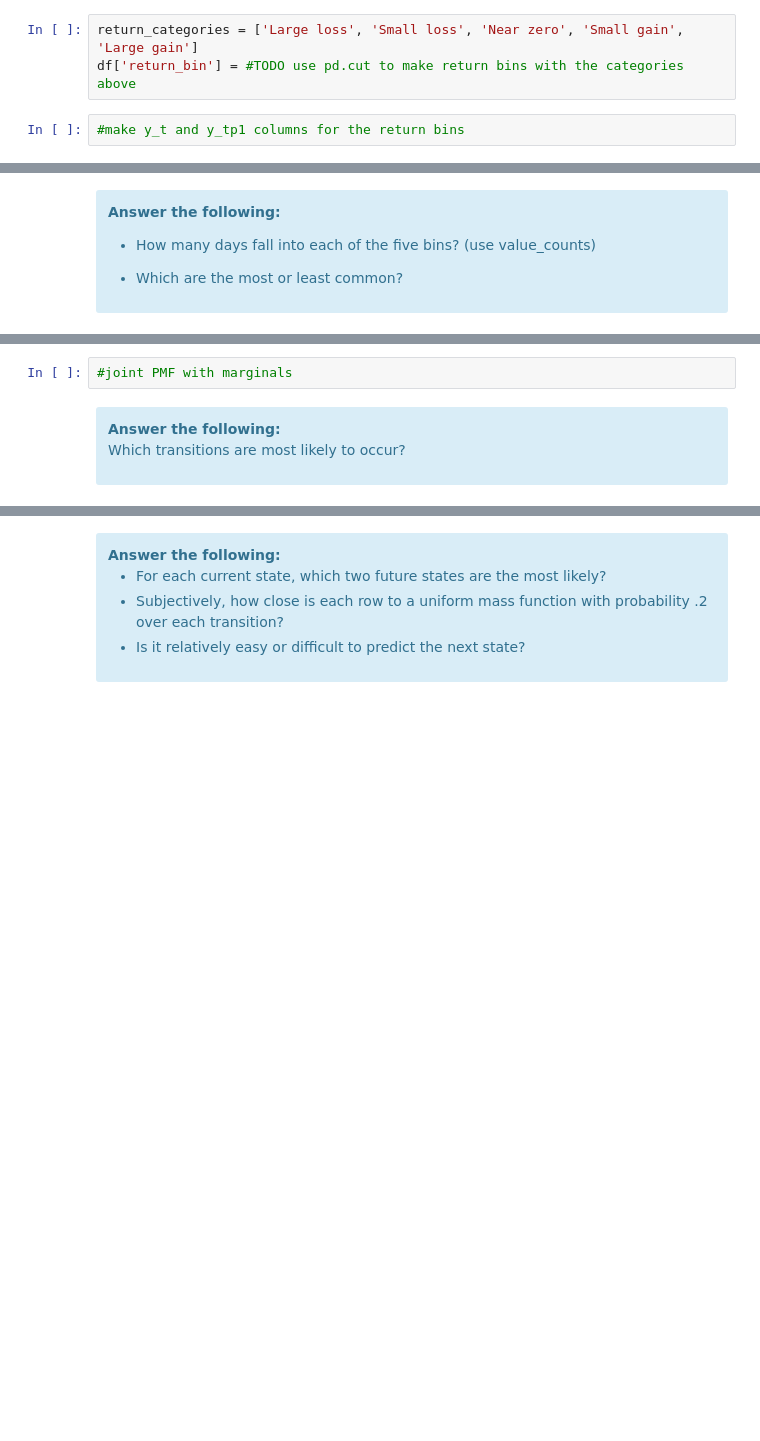
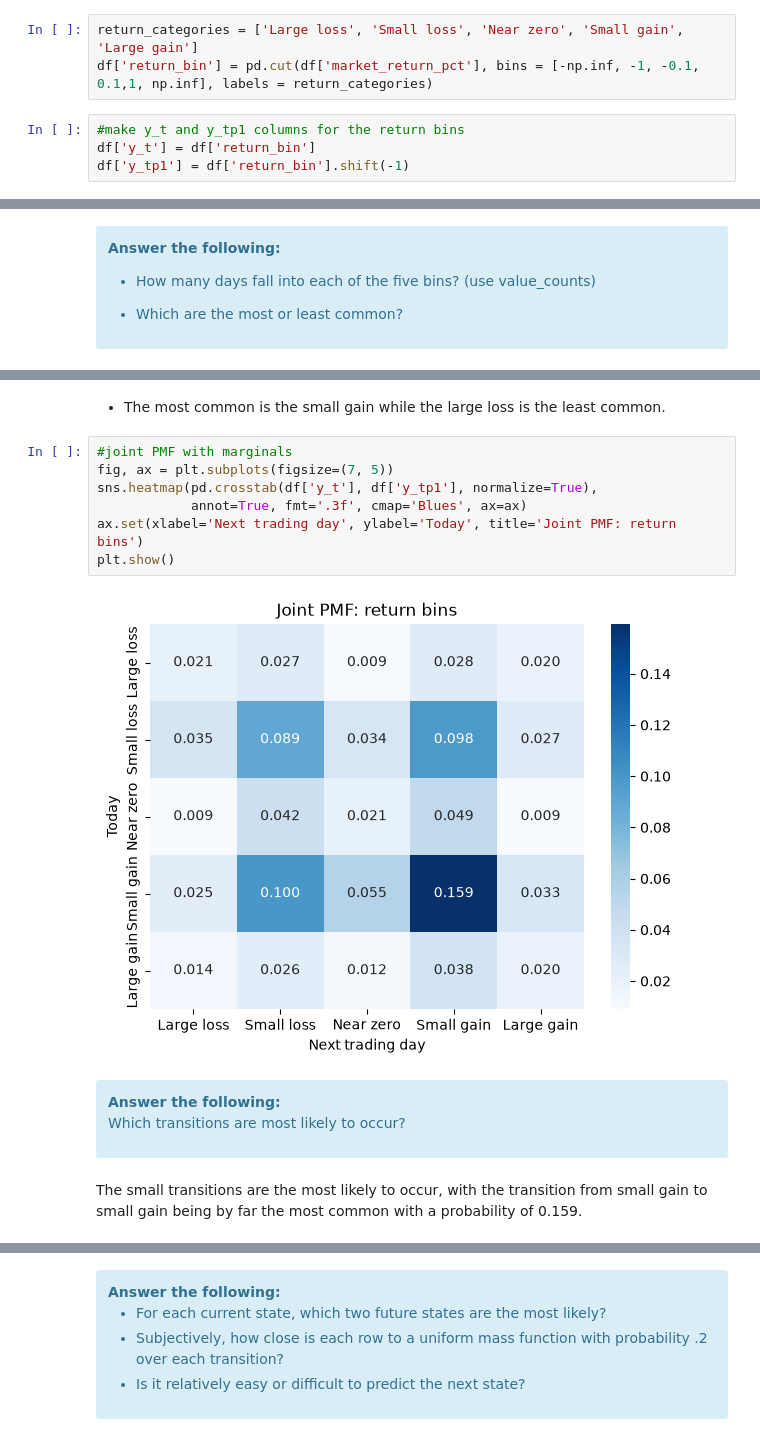
Before and after one commit to ehoerdemann17/DS5030_Labs_EJH, a Jupyter notebook: Lab8/lab08.ipynb, the cells around one changed output, grey strips where cells are left out. Drawn from its saved outputs; the diff is of its cells as text; blank space fills up the shorter version.

```diff
--- a/Lab8/lab08.ipynb
+++ b/Lab8/lab08.ipynb
@@ -103,6 +145,8 @@ For example, −2 belongs to **Large loss**, 0.05 to **Near zero**, and 0.8 to *
 - For each state, compute the conditional expectation of tomorrow's `market_return_pct`. Given the current state, what are the expected percent returns for tomorrow? How do the min and max values for tomorrow vary across states? Which states have the highest standard deviation for tomorrow's percent returns? Describe any patterns in the volatility you notice. Using `.groupby` and `.describe` is the easiest way to do this.
 # %%
 return_categories = ['Large loss', 'Small loss', 'Near zero', 'Small gain', 'Large gain']
-df['return_bin'] = #TODO use pd.cut to make return bins with the categories above
+df['return_bin'] = pd.cut(df['market_return_pct'], bins = [-np.inf, -1, -0.1, 0.1,1, np.inf], labels = return_categories)
 # %%
 #make y_t and y_tp1 columns for the return bins
+df['y_t'] = df['return_bin']
+df['y_tp1'] = df['return_bin'].shift(-1)
@@ -116,10 +183,21 @@ df['return_bin'] = #TODO use pd.cut to make return bins with the categories abov
+# %% [markdown]
+- The most common is the small gain while the large loss is the least common.
 # %%
 #joint PMF with marginals
+fig, ax = plt.subplots(figsize=(7, 5))
+sns.heatmap(pd.crosstab(df['y_t'], df['y_tp1'], normalize=True),
+            annot=True, fmt='.3f', cmap='Blues', ax=ax)
+ax.set(xlabel='Next trading day', ylabel='Today', title='Joint PMF: return bins')
+plt.show()
+# %% [output]
+[figure, added]
 # %% [markdown]
 <div class='alert alert-info'><b>Answer the following:</b>
 
 Which transitions are most likely to occur?
 
 </div>
+# %% [markdown]
+The small transitions are the most likely to occur, with the transition from small gain to small gain being by far the most common with a probability of 0.159.
 # %%
 #conditional PMF
```
Also changed, not shown: parts of 35 cells of this notebook, 3 other files.
